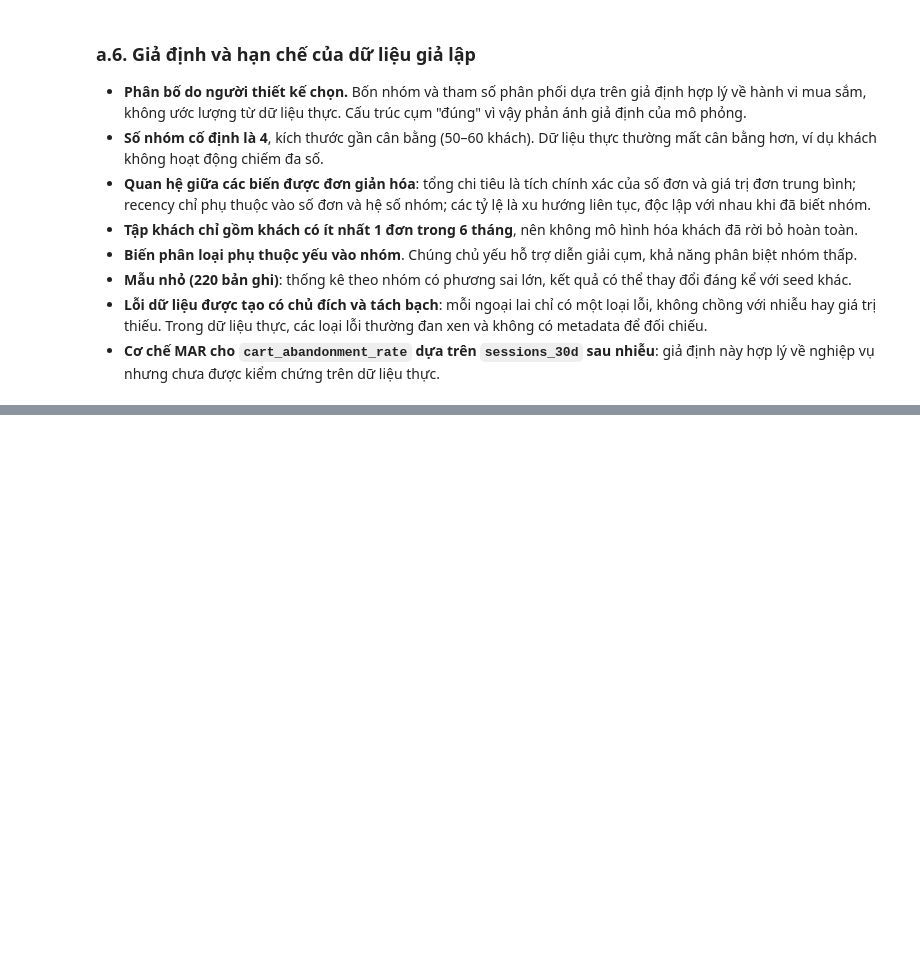
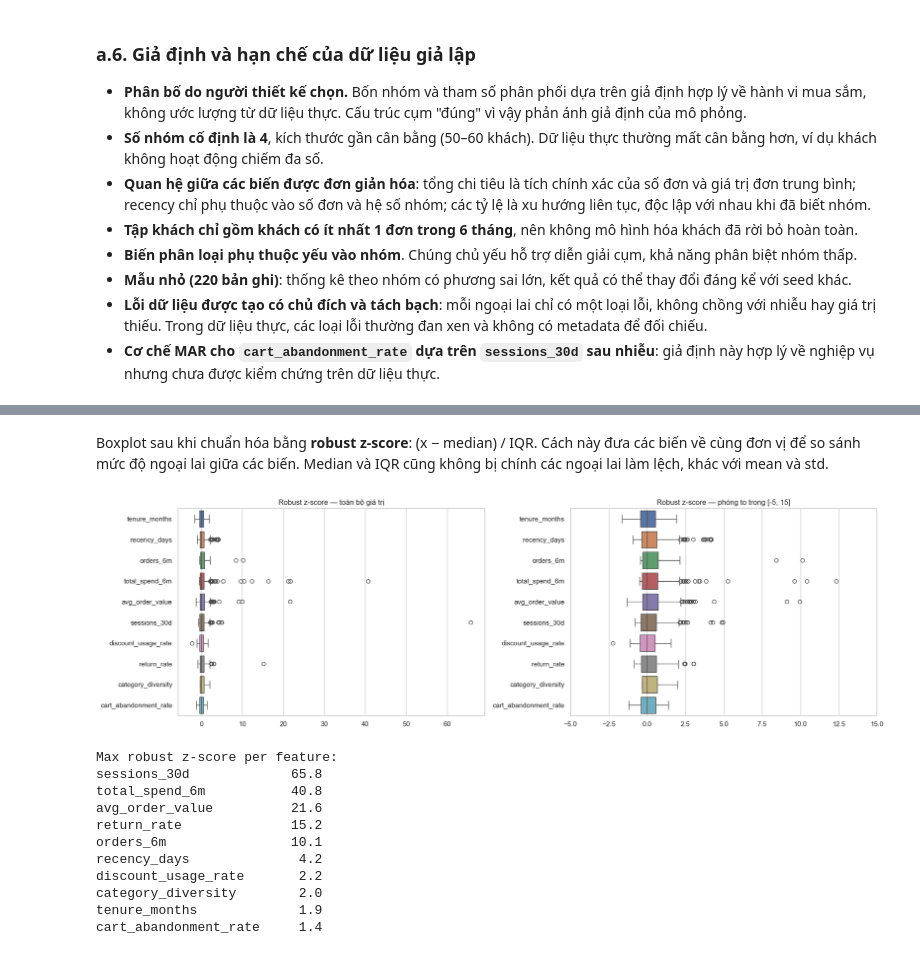
Before and after one commit to Longkyoladn/Datamining-, a Jupyter notebook: customer_segmentation/notebooks/customer_segmentation.ipynb, the cells around one changed output, grey strips where cells are left out. Drawn from its saved outputs; the diff is of its cells as text; code cells hidden in the pictures; blank space fills up the shorter version.

```diff
--- a/customer_segmentation/notebooks/customer_segmentation.ipynb
+++ b/customer_segmentation/notebooks/customer_segmentation.ipynb
@@ -734,0 +915,34 @@ Saved metadata\simulation_metadata.csv (18802 bytes)
+# %% [markdown]
+Boxplot sau khi chuẩn hóa bằng **robust z-score**: (x − median) / IQR. Cách này đưa các biến về cùng đơn vị để so sánh mức độ ngoại lai giữa các biến. Median và IQR cũng không bị chính các ngoại lai làm lệch, khác với mean và std.
+# %%
+def robust_zscore(df):
+    iqr = df.quantile(0.75) - df.quantile(0.25)
+    return (df - df.median()) / iqr
+
+
+robust_scaled = robust_zscore(eda_df[NUMERIC_FEATURES])
+fig, axes = plt.subplots(1, 2, figsize=(18, 5.5))
+for ax, (title, limit) in zip(axes, [("toàn bộ giá trị", None), ("phóng to trong [-5, 15]", (-5, 15))]):
+    sns.boxplot(data=robust_scaled, orient="h", ax=ax)
+    ax.set_title(f"Robust z-score — {title}")
+    if limit:
+        ax.set_xlim(limit)
+fig.tight_layout()
+fig.savefig(FIGURE_DIR / "b_boxplot_robust_scaled.png", dpi=150)
+plt.show()
+
+print("Max robust z-score per feature:")
+print(robust_scaled.abs().max().sort_values(ascending=False).round(1).to_string())
+# %% [output]
+[figure, added]
+Max robust z-score per feature:
+sessions_30d             65.8
+total_spend_6m           40.8
+avg_order_value          21.6
+return_rate              15.2
+orders_6m                10.1
+recency_days              4.2
+discount_usage_rate       2.2
+category_diversity        2.0
+tenure_months             1.9
+cart_abandonment_rate     1.4
```
Also changed, not shown: parts of 37 cells of this notebook, 4 other files.
